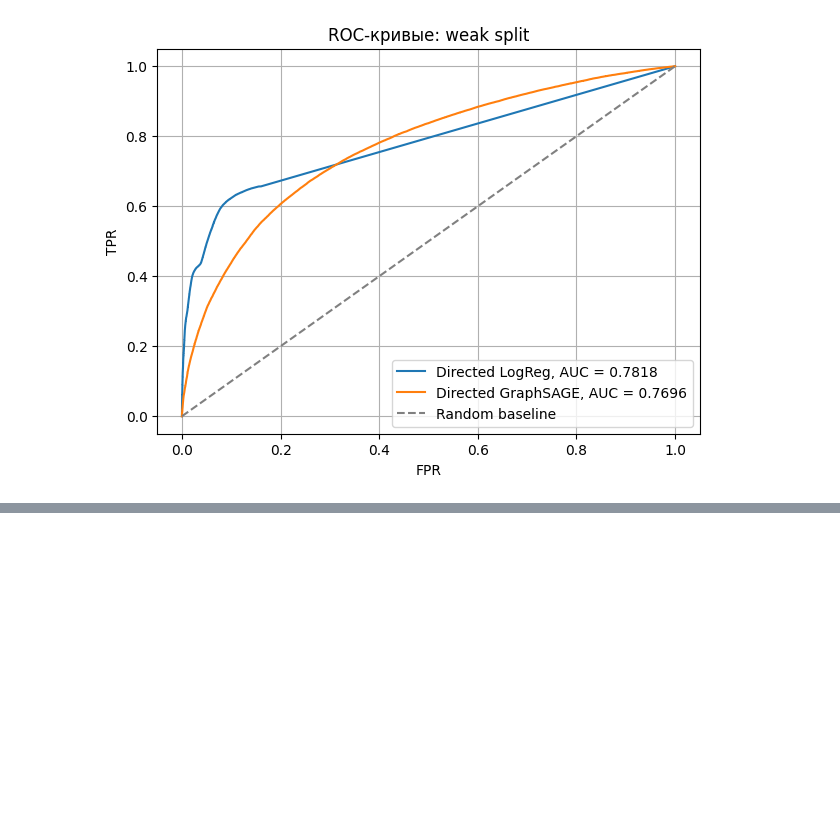
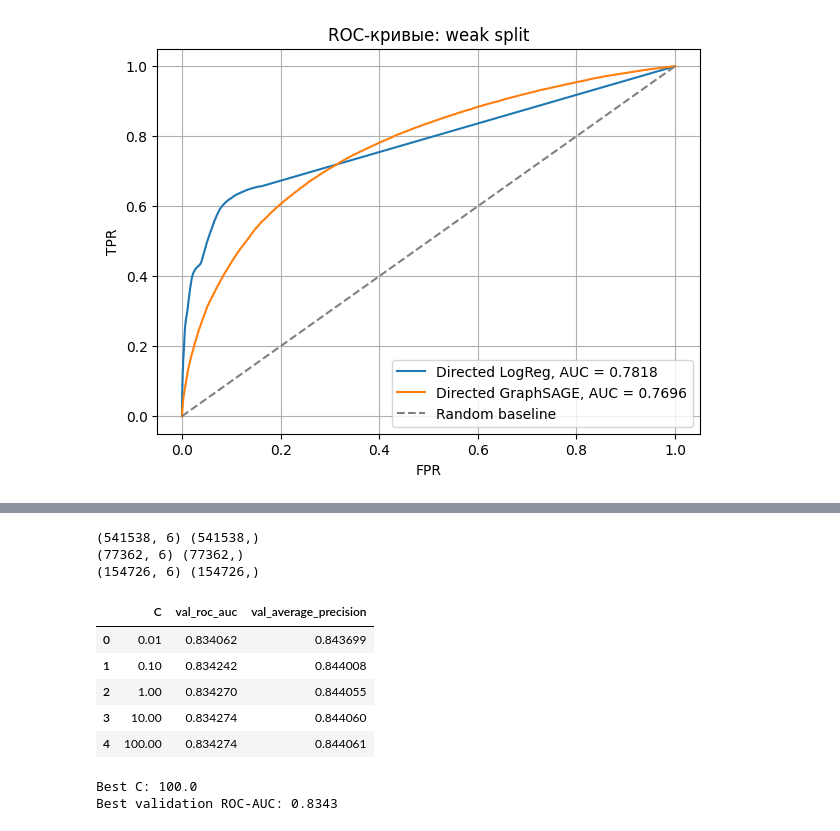
Before and after one commit to AlexeyEmelyan0v/link_prediction_gnn_1, a Jupyter notebook: link_prediction_gnn_1.ipynb, the cells around one changed output, grey strips where cells are left out. Cells and saved outputs as stored; diff of their text form; code cells hidden in the pictures; blank space fills up the shorter version.

```diff
--- a/link_prediction_gnn_1.ipynb
+++ b/link_prediction_gnn_1.ipynb
@@ -2792,0 +2888,9 @@ plt.show()
+# %%
+train_edges = train_pos_edges + train_neg_edges
+train_labels = np.array([1] * len(train_pos_edges) + [0] * len(train_neg_edges))
+
+val_edges = val_pos_edges + val_neg_edges
+val_labels = np.array([1] * len(val_pos_edges) + [0] * len(val_neg_edges))
+
+test_edges = test_pos_edges + test_neg_edges
+test_labels = np.array([1] * len(test_pos_edges) + [0] * len(test_neg_edges))
@@ -2792,0 +3030,63 @@ plt.show()
+# %%
+X_train = weighted_directed_edge_features(G_train_weighted, train_edges)
+X_val = weighted_directed_edge_features(G_train_weighted, val_edges)
+X_test = weighted_directed_edge_features(G_train_weighted, test_edges)
+
+print(X_train.shape, train_labels.shape)
+print(X_val.shape, val_labels.shape)
+print(X_test.shape, test_labels.shape)
+# %% [output]
+(541538, 6) (541538,)
+(77362, 6) (77362,)
+(154726, 6) (154726,)
+# %%
+C_VALUES = [0.01, 0.1, 1.0, 10.0, 100.0]
+
+weighted_logreg_results = []
+best_c_weighted = None
+best_weighted_val_auc = -1.0
+weighted_baseline_model = None
+
+for c_value in C_VALUES:
+    candidate_model = Pipeline([
+        ("scaler", StandardScaler()),
+        ("logreg", LogisticRegression(
+            penalty="l2",
+            C=c_value,
+            max_iter=1000,
+            random_state=RANDOM_STATE
+        ))
+    ])
+
+    candidate_model.fit(X_train, train_labels)
+    val_score = candidate_model.predict_proba(X_val)[:, 1]
+
+    val_auc = roc_auc_score(val_labels, val_score)
+    val_ap = average_precision_score(val_labels, val_score)
+
+    weighted_logreg_results.append({
+        "C": c_value,
+        "val_roc_auc": val_auc,
+        "val_average_precision": val_ap
+    })
+
+    if val_auc > best_weighted_val_auc:
+        best_weighted_val_auc = val_auc
+        best_c_weighted = c_value
+        weighted_baseline_model = candidate_model
+
+weighted_logreg_results = pd.DataFrame(weighted_logreg_results)
+weighted_logreg_results
+# %% [output]
+|  | C | val_roc_auc | val_average_precision |
+| 0 | 0.01 | 0.834062 | 0.843699 |
+| 1 | 0.10 | 0.834242 | 0.844008 |
+| 2 | 1.00 | 0.834270 | 0.844055 |
+| 3 | 10.00 | 0.834274 | 0.844060 |
+| 4 | 100.00 | 0.834274 | 0.844061 |
+# %%
+print(f"Best C: {best_c_weighted}")
+print(f"Best validation ROC-AUC: {best_weighted_val_auc:.4f}")
+# %% [output]
+Best C: 100.0
+Best validation ROC-AUC: 0.8343
```
Also changed, not shown: parts of 27 cells of this notebook.
